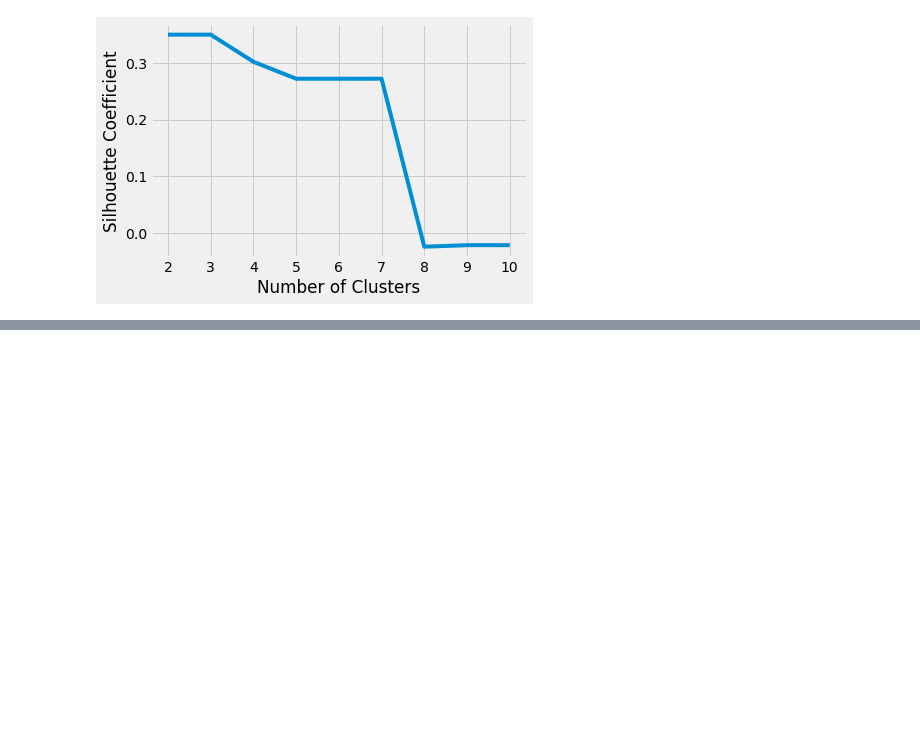
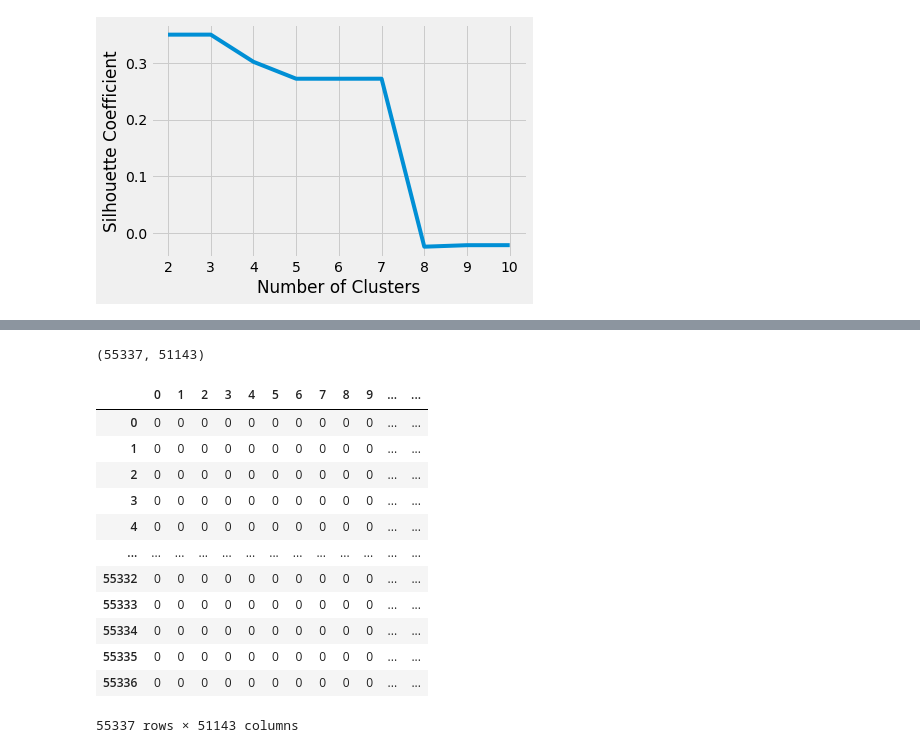
Before and after one commit to ajinkyabhanudas/SIADS696, a Jupyter notebook: EDA_Chauncey.ipynb, the cells around one changed output, grey strips where cells are left out. Drawn from its saved outputs; the diff is of its cells as text; code cells hidden in the pictures; blank space fills up the shorter version.

```diff
--- a/EDA_Chauncey.ipynb
+++ b/EDA_Chauncey.ipynb
@@ -1884,0 +1982,12 @@ X = np.array(test_df['sent2vec'])
+# %%
+import nltk
+nltk.download('stopwords')
+import string
+from nltk.corpus import stopwords
+stopwords.words('english')
+
+def title_cleaning(title):
+    Test_punc_removed = [char for char in title if char not in string.punctuation]
+    Test_punc_removed_join = ''.join(Test_punc_removed)
+    Test_punc_removed_join_clean = [word for word in Test_punc_removed_join.split() if word.lower() not in stopwords.words('english')]
+    return Test_punc_removed_join_clean
@@ -1884,0 +1998,25 @@ X = np.array(test_df['sent2vec'])
+# %%
+vectorizer = CountVectorizer(analyzer = title_cleaning)
+title_countvectorizer = vectorizer.fit_transform(df['title'])
+# %%
+title_countvectorizer.shape
+# %% [output]
+(55337, 51143)
+# %%
+X = pd.DataFrame(title_countvectorizer.toarray())
+# %%
+X
+# %% [output]
+|  | 0 | 1 | 2 | 3 | 4 | 5 | 6 | 7 | 8 | 9 | ... | ... |
+| 0 | 0 | 0 | 0 | 0 | 0 | 0 | 0 | 0 | 0 | 0 | ... | ... |
+| 1 | 0 | 0 | 0 | 0 | 0 | 0 | 0 | 0 | 0 | 0 | ... | ... |
+| 2 | 0 | 0 | 0 | 0 | 0 | 0 | 0 | 0 | 0 | 0 | ... | ... |
+| 3 | 0 | 0 | 0 | 0 | 0 | 0 | 0 | 0 | 0 | 0 | ... | ... |
+| 4 | 0 | 0 | 0 | 0 | 0 | 0 | 0 | 0 | 0 | 0 | ... | ... |
+| ... | ... | ... | ... | ... | ... | ... | ... | ... | ... | ... | ... | ... |
+| 55332 | 0 | 0 | 0 | 0 | 0 | 0 | 0 | 0 | 0 | 0 | ... | ... |
+| 55333 | 0 | 0 | 0 | 0 | 0 | 0 | 0 | 0 | 0 | 0 | ... | ... |
+| 55334 | 0 | 0 | 0 | 0 | 0 | 0 | 0 | 0 | 0 | 0 | ... | ... |
+| 55335 | 0 | 0 | 0 | 0 | 0 | 0 | 0 | 0 | 0 | 0 | ... | ... |
+| 55336 | 0 | 0 | 0 | 0 | 0 | 0 | 0 | 0 | 0 | 0 | ... | ... |
+55337 rows × 51143 columns
```
Also changed, not shown: parts of 26 cells of this notebook.
